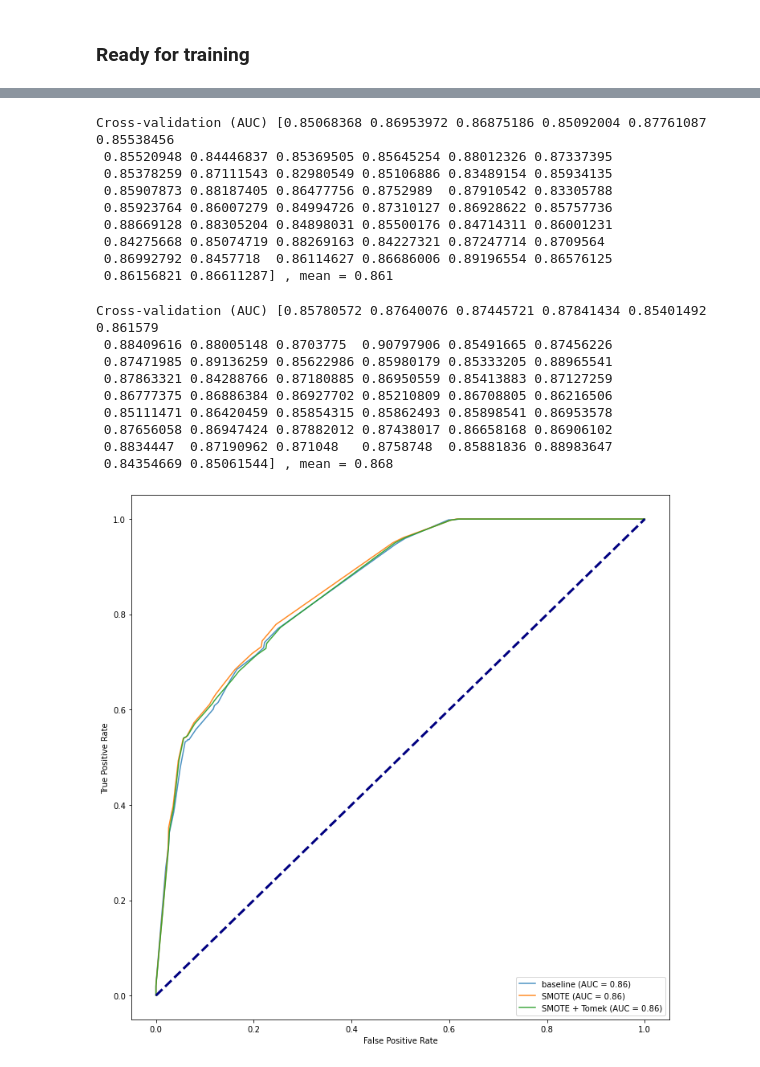
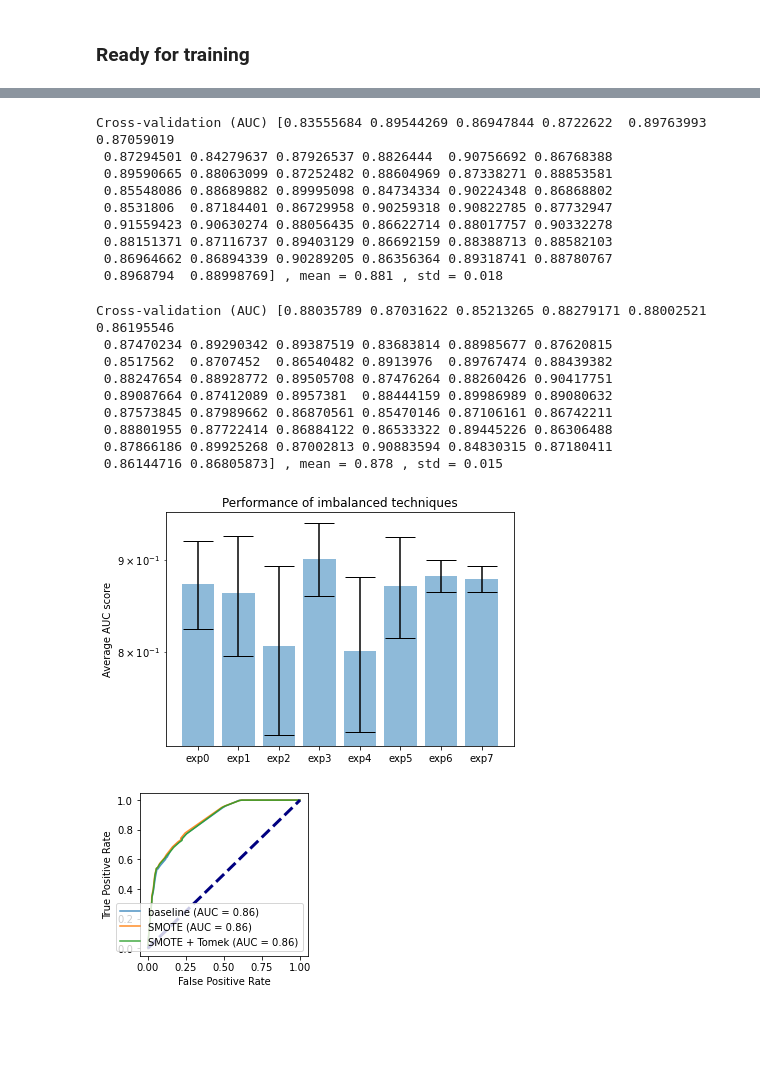
Before and after one commit to yduh/Detroit-BlightViolation-Ticket, a Jupyter notebook: resample.ipynb, the cells around one changed output, grey strips where cells are left out. Cells and saved outputs as stored; diff of their text form; code cells hidden in the pictures; blank space fills up the shorter version.

Commit message:
imbalanced lib exp done

```diff
--- a/resample.ipynb
+++ b/resample.ipynb
@@ -253,39 +411,64 @@ Cross-validation (AUC) [0.7863607  0.94230769 0.85520362 0.90707822 0.86489981 0
 # %%
-auc_mean_sm = modelFit(X_train_sm, X_dev_sm, y_train_sm, y_dev_sm, clf_XGB, cv=50)
+auc_mean_sm, auc_std_sm = modelFit(X_train_sm, X_dev_sm, y_train_sm, y_dev_sm, clf_XGB, cv=50)
 # %% [output]
-Cross-validation (AUC) [0.85068368 0.86953972 0.86875186 0.85092004 0.87761087 0.85538456
- 0.85520948 0.84446837 0.85369505 0.85645254 0.88012326 0.87337395
- 0.85378259 0.87111543 0.82980549 0.85106886 0.83489154 0.85934135
- 0.85907873 0.88187405 0.86477756 0.8752989  0.87910542 0.83305788
- 0.85923764 0.86007279 0.84994726 0.87310127 0.86928622 0.85757736
- 0.88669128 0.88305204 0.84898031 0.85500176 0.84714311 0.86001231
- 0.84275668 0.85074719 0.88269163 0.84227321 0.87247714 0.8709564
- 0.86992792 0.8457718  0.86114627 0.86686006 0.89196554 0.86576125
- 0.86156821 0.86611287] , mean = 0.861
+Cross-validation (AUC) [0.83555684 0.89544269 0.86947844 0.8722622  0.89763993 0.87059019
+ 0.87294501 0.84279637 0.87926537 0.8826444  0.90756692 0.86768388
+ 0.89590665 0.88063099 0.87252482 0.88604969 0.87338271 0.88853581
+ 0.85548086 0.88689882 0.89995098 0.84734334 0.90224348 0.86868802
+ 0.8531806  0.87184401 0.86729958 0.90259318 0.90822785 0.87732947
+ 0.91559423 0.90630274 0.88056435 0.86622714 0.88017757 0.90332278
+ 0.88151371 0.87116737 0.89403129 0.86692159 0.88388713 0.88582103
+ 0.86964662 0.86894339 0.90289205 0.86356364 0.89318741 0.88780767
+ 0.8968794  0.88998769] , mean = 0.881 , std = 0.018
 # %%
-auc_mean_smt = modelFit(X_train_smt, X_dev_smt, y_train_smt, y_dev_smt, clf_XGB, cv=50)
+auc_mean_smt, auc_std_smt = modelFit(X_train_smt, X_dev_smt, y_train_smt, y_dev_smt, clf_XGB, cv=50)
 # %% [output]
-Cross-validation (AUC) [0.85780572 0.87640076 0.87445721 0.87841434 0.85401492 0.861579
- 0.88409616 0.88005148 0.8703775  0.90797906 0.85491665 0.87456226
- 0.87471985 0.89136259 0.85622986 0.85980179 0.85333205 0.88965541
- 0.87863321 0.84288766 0.87180885 0.86950559 0.85413883 0.87127259
- 0.86777375 0.86886384 0.86927702 0.85210809 0.86708805 0.86216506
- 0.85111471 0.86420459 0.85854315 0.85862493 0.85898541 0.86953578
- 0.87656058 0.86947424 0.87882012 0.87438017 0.86658168 0.86906102
- 0.8834447  0.87190962 0.871048   0.8758748  0.85881836 0.88983647
- 0.84354669 0.85061544] , mean = 0.868
+Cross-validation (AUC) [0.88035789 0.87031622 0.85213265 0.88279171 0.88002521 0.86195546
+ 0.87470234 0.89290342 0.89387519 0.83683814 0.88985677 0.87620815
+ 0.8517562  0.8707452  0.86540482 0.8913976  0.89767474 0.88439382
+ 0.88247654 0.88928772 0.89505708 0.87476264 0.88260426 0.90417751
+ 0.89087664 0.87412089 0.8957381  0.88444159 0.89986989 0.89080632
+ 0.87573845 0.87989662 0.86870561 0.85470146 0.87106161 0.86742211
+ 0.88801955 0.87722414 0.86884122 0.86533322 0.89445226 0.86306488
+ 0.87866186 0.89925268 0.87002813 0.90883594 0.84830315 0.87180411
+ 0.86144716 0.86805873] , mean = 0.878 , std = 0.015
+# %%
+# Create lists for the plot
+exps = ['Baseline', 'RandomUnderSampler', 'NearMiss', 'EditedNearestNeighbours', 'OneSidedSelection',
+        'NeighbourhoodCleaningRule', 'SMOTE', 'STMOTE + Tomek']
+exps = ['exp0','exp1','exp2','exp3','exp4','exp5','exp6','exp7']
+x_pos = np.arange(len(exps))
+CTEs = [auc_mean_baseline, auc_mean_rus, auc_mean_nm1, auc_mean_enn, auc_mean_oss, auc_mean_ncr, auc_mean_sm, auc_mean_smt]
+error = [auc_std_baseline, auc_std_rus, auc_std_nm1, auc_std_enn, auc_std_oss, auc_std_ncr, auc_std_sm, auc_std_smt]
+
+# Build the plot
+fig, ax = plt.subplots()
+ax.bar(x_pos, CTEs, yerr=error, align='center', alpha=0.5, ecolor='black', capsize=15)
+ax.set_ylabel('Average AUC score')
+ax.set_xticks(x_pos)
+ax.set_xticklabels(exps)
+ax.set_title('Performance of imbalanced techniques')
+ax.yaxis.grid(True)
+ax.set_yscale('log')
+
+# Save the figure and show
+plt.tight_layout()
+plt.savefig('plots/bar_plot_with_error_bars.png')
+plt.show()
+# %% [output]
+[figure, added]
 # %%
 roc = plot_roc_curve(clf_XGB, X_dev, y_dev, ax=ax, alpha=0.8)
 roc_sm = plot_roc_curve(clf_XGB, X_dev_sm, y_dev_sm, ax=ax, alpha=0.8)
 roc_smt = plot_roc_curve(clf_XGB, X_dev_smt, y_dev_smt, ax=ax, alpha=0.8)
 # %%
-plt.subplots(1, 1, figsize=(12, 12))
+plt.subplots(1, 1, figsize=(3, 3))
 ax = plt.gca()
 roc.plot(ax=ax, alpha=0.8, name='baseline')
 roc_sm.plot(ax=ax, alpha=0.9, name='SMOTE')
 roc_smt.plot(ax=ax, alpha=0.9, name='SMOTE + Tomek')
 #roc_XGB.plot(ax=ax, alpha=0.9)
 plt.plot([0, 1], [0, 1], color='navy', lw=3, linestyle='--')
 plt.show()
 # %% [output]
-[figure, old version]
+[figure, new version]
```
Also changed, not shown: parts of 28 cells of this notebook, 1 other file.
